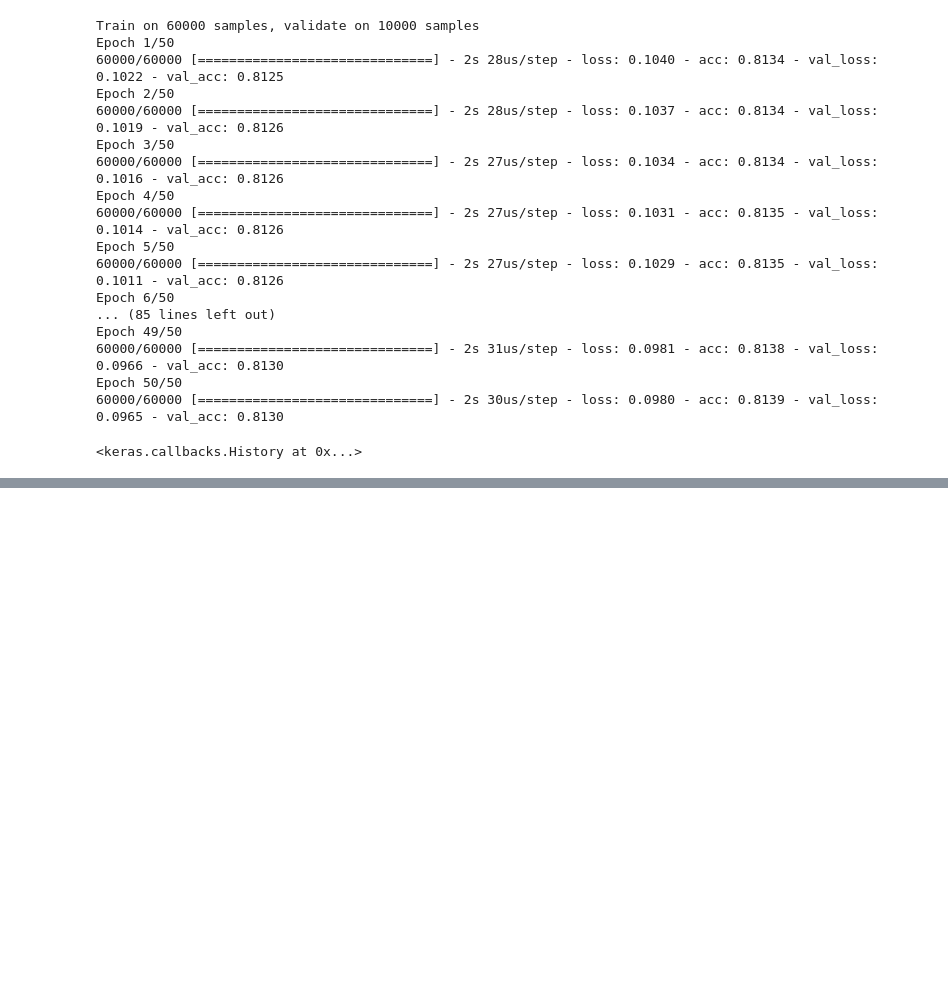
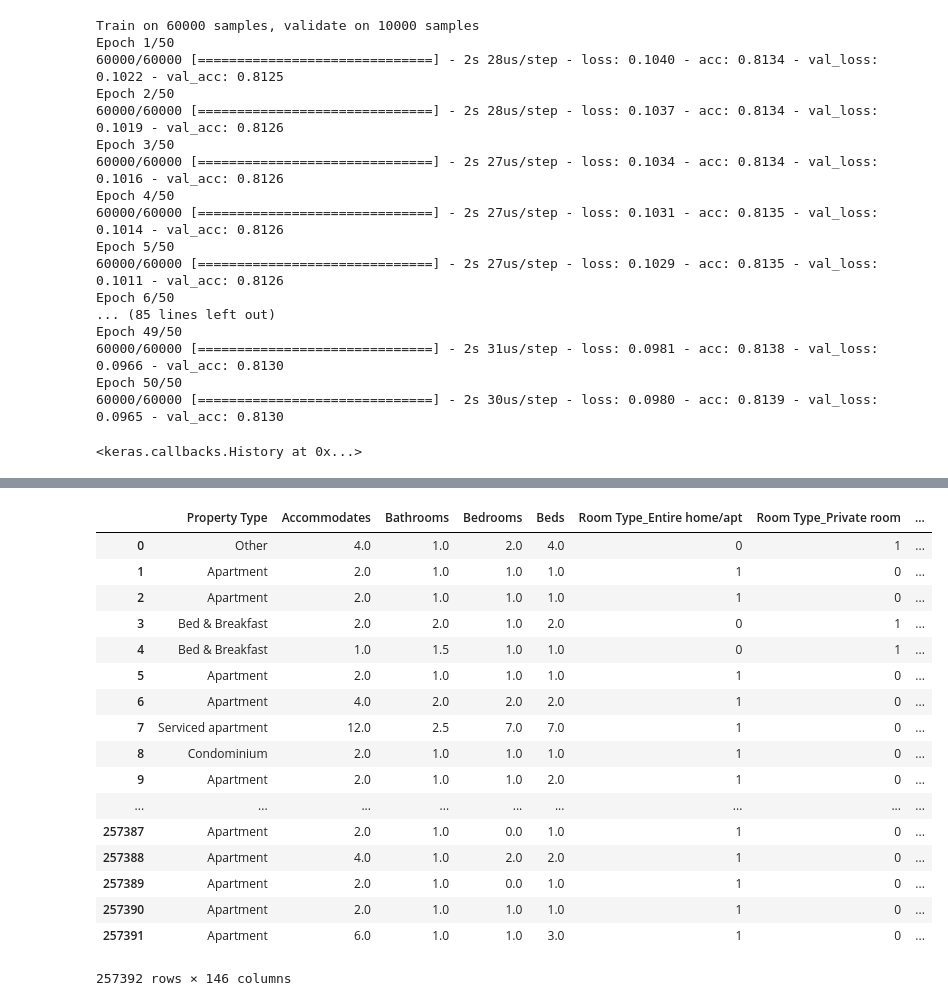
Before and after one commit to GenjitsuGame/unsupervised-clustering, a Jupyter notebook: K-means.ipynb, the cells around one changed output, grey strips where cells are left out. Cells and saved outputs as stored; diff of their text form; code cells hidden in the pictures; blank space fills up the shorter version.

```diff
--- a/K-means.ipynb
+++ b/K-means.ipynb
@@ -150,0 +246,23 @@ Epoch 50/50
+# %%
+df_listings = pd.read_csv('embedded_listings.csv', sep=';')
+# %%
+df_listings
+# %% [output]
+|  | Property Type | Accommodates | Bathrooms | Bedrooms | Beds | Room Type_Entire home/apt | Room Type_Private room | ... |
+| 0 | Other | 4.0 | 1.0 | 2.0 | 4.0 | 0 | 1 | ... |
+| 1 | Apartment | 2.0 | 1.0 | 1.0 | 1.0 | 1 | 0 | ... |
+| 2 | Apartment | 2.0 | 1.0 | 1.0 | 1.0 | 1 | 0 | ... |
+| 3 | Bed & Breakfast | 2.0 | 2.0 | 1.0 | 2.0 | 0 | 1 | ... |
+| 4 | Bed & Breakfast | 1.0 | 1.5 | 1.0 | 1.0 | 0 | 1 | ... |
+| 5 | Apartment | 2.0 | 1.0 | 1.0 | 1.0 | 1 | 0 | ... |
+| 6 | Apartment | 4.0 | 2.0 | 2.0 | 2.0 | 1 | 0 | ... |
+| 7 | Serviced apartment | 12.0 | 2.5 | 7.0 | 7.0 | 1 | 0 | ... |
+| 8 | Condominium | 2.0 | 1.0 | 1.0 | 1.0 | 1 | 0 | ... |
+| 9 | Apartment | 2.0 | 1.0 | 1.0 | 2.0 | 1 | 0 | ... |
+| ... | ... | ... | ... | ... | ... | ... | ... | ... |
+| 257387 | Apartment | 2.0 | 1.0 | 0.0 | 1.0 | 1 | 0 | ... |
+| 257388 | Apartment | 4.0 | 1.0 | 2.0 | 2.0 | 1 | 0 | ... |
+| 257389 | Apartment | 2.0 | 1.0 | 0.0 | 1.0 | 1 | 0 | ... |
+| 257390 | Apartment | 2.0 | 1.0 | 1.0 | 1.0 | 1 | 0 | ... |
+| 257391 | Apartment | 6.0 | 1.0 | 1.0 | 3.0 | 1 | 0 | ... |
+257392 rows × 146 columns
```
Also changed, not shown: parts of 23 cells of this notebook, 3 other files.
